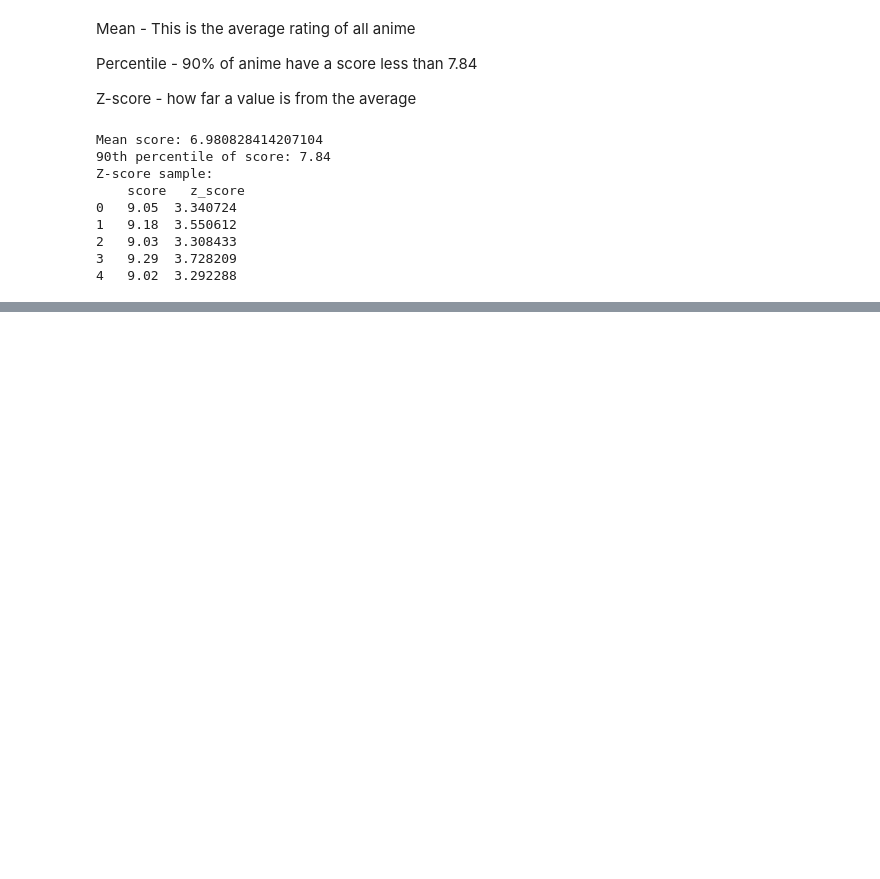
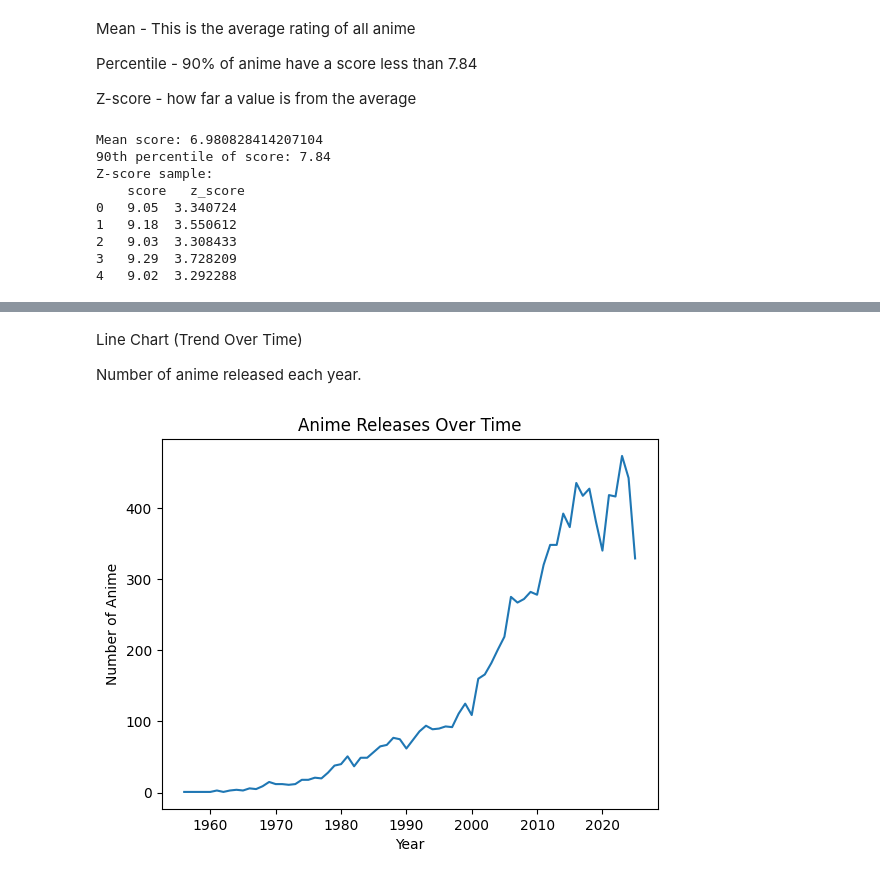
Before and after one commit to riasad30/Programming_In_Python_Final, a Jupyter notebook: python_final_Project.ipynb, the cells around one changed output, grey strips where cells are left out. Saved outputs shown, nothing was run; the diff lists cells and outputs as text; code cells hidden in the pictures; blank space fills up the shorter version.

```diff
--- a/python_final_Project.ipynb
+++ b/python_final_Project.ipynb
@@ -392,0 +388,17 @@ Z-score sample:
+# %% [markdown]
+Line Chart (Trend Over Time)
+
+Number of anime released each year.
+# %%
+df['start_date'] = pd.to_datetime(df['start_date'], errors='coerce')
+df['year'] = df['start_date'].dt.year
+
+trend = df.groupby('year').size()
+
+trend.plot(kind='line')
+plt.title("Anime Releases Over Time")
+plt.xlabel("Year")
+plt.ylabel("Number of Anime")
+plt.show()
+# %% [output]
+[figure, added]
```
Also changed, not shown: parts of 20 cells of this notebook.
